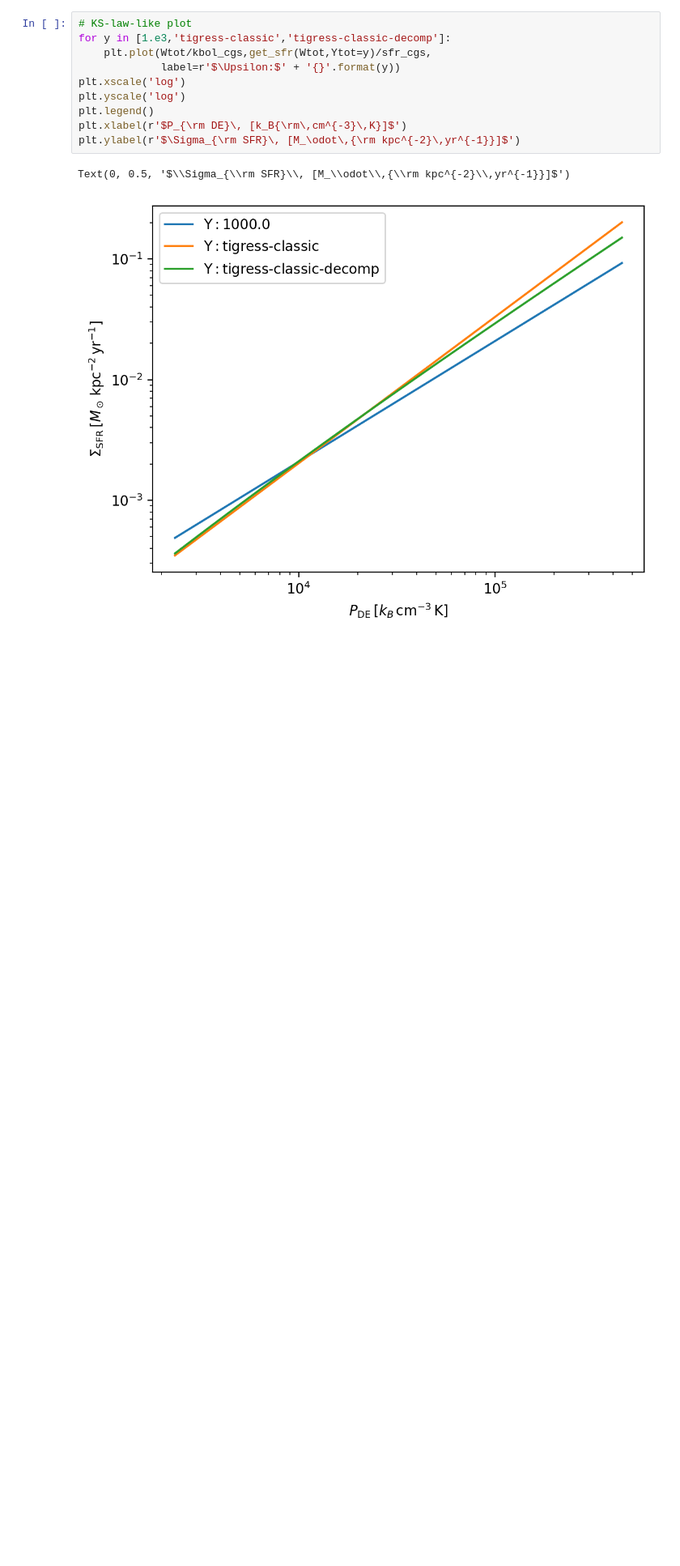
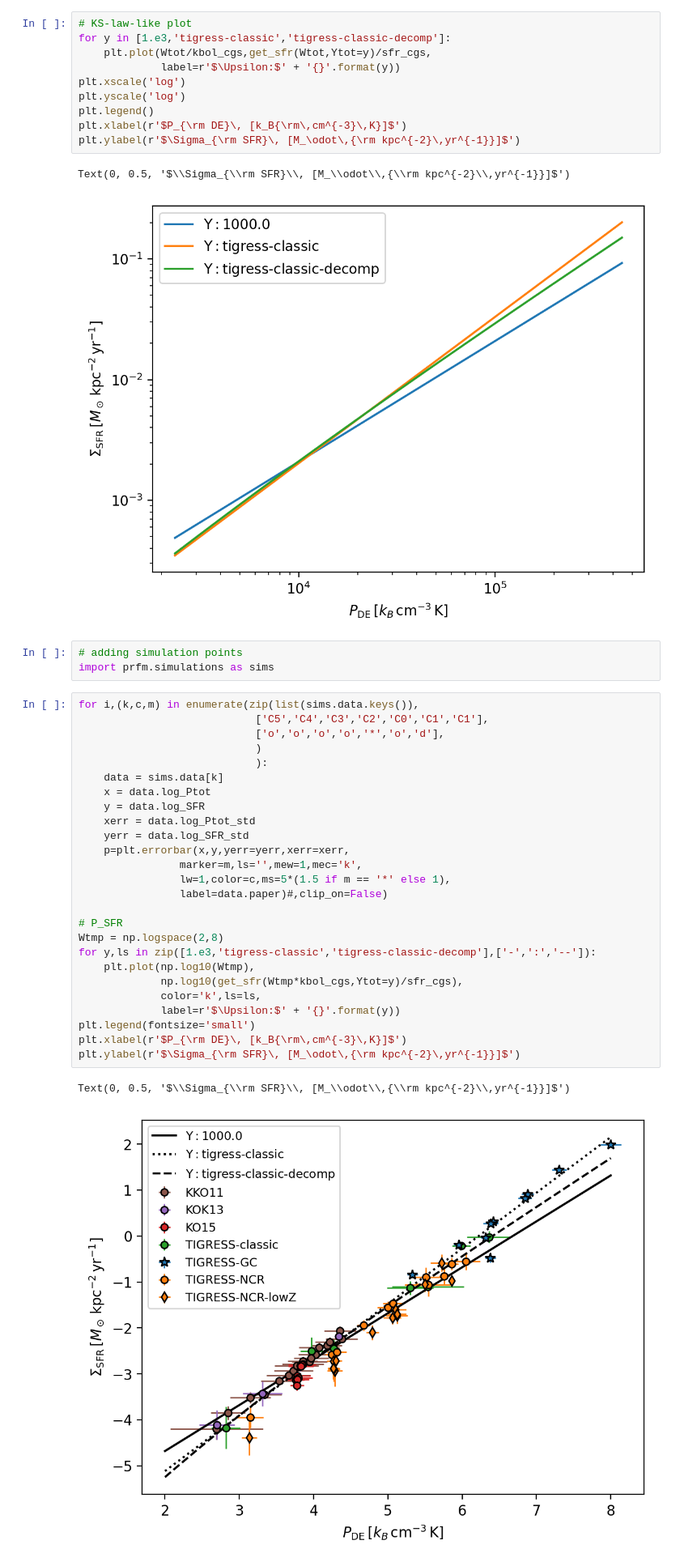
Before and after one commit to changgoo/PRFM, a Jupyter notebook: book/prfm.ipynb, the cells around one changed output. Shown at 81% size. Cells and saved outputs as stored; diff of their text form; blank space fills up the shorter version.

Commit message:
Added simulation points on the P-SFR plot

```diff
--- a/book/prfm.ipynb
+++ b/book/prfm.ipynb
@@ -238,3 +238,35 @@ plt.ylabel(r'$\Sigma_{\rm SFR}\, [M_\odot\,{\rm kpc^{-2}\,yr^{-1}}]$')
 # %% [output]
 Text(0, 0.5, '$\\Sigma_{\\rm SFR}\\, [M_\\odot\\,{\\rm kpc^{-2}\\,yr^{-1}}]$')
 [figure]
+# %%
+# adding simulation points
+import prfm.simulations as sims
+# %%
+for i,(k,c,m) in enumerate(zip(list(sims.data.keys()),
+                            ['C5','C4','C3','C2','C0','C1','C1'],
+                            ['o','o','o','o','*','o','d'],
+                            )
+                            ):
+    data = sims.data[k]
+    x = data.log_Ptot
+    y = data.log_SFR
+    xerr = data.log_Ptot_std
+    yerr = data.log_SFR_std
+    p=plt.errorbar(x,y,yerr=yerr,xerr=xerr,
+                marker=m,ls='',mew=1,mec='k',
+                lw=1,color=c,ms=5*(1.5 if m == '*' else 1),
+                label=data.paper)#,clip_on=False)
+
+# P_SFR
+Wtmp = np.logspace(2,8)
+for y,ls in zip([1.e3,'tigress-classic','tigress-classic-decomp'],['-',':','--']):
+    plt.plot(np.log10(Wtmp),
+             np.log10(get_sfr(Wtmp*kbol_cgs,Ytot=y)/sfr_cgs),
+             color='k',ls=ls,
+             label=r'$\Upsilon:$' + '{}'.format(y))
+plt.legend(fontsize='small')
+plt.xlabel(r'$P_{\rm DE}\, [k_B{\rm\,cm^{-3}\,K}]$')
+plt.ylabel(r'$\Sigma_{\rm SFR}\, [M_\odot\,{\rm kpc^{-2}\,yr^{-1}}]$')
+# %% [output]
+Text(0, 0.5, '$\\Sigma_{\\rm SFR}\\, [M_\\odot\\,{\\rm kpc^{-2}\\,yr^{-1}}]$')
+[figure, added]
```
